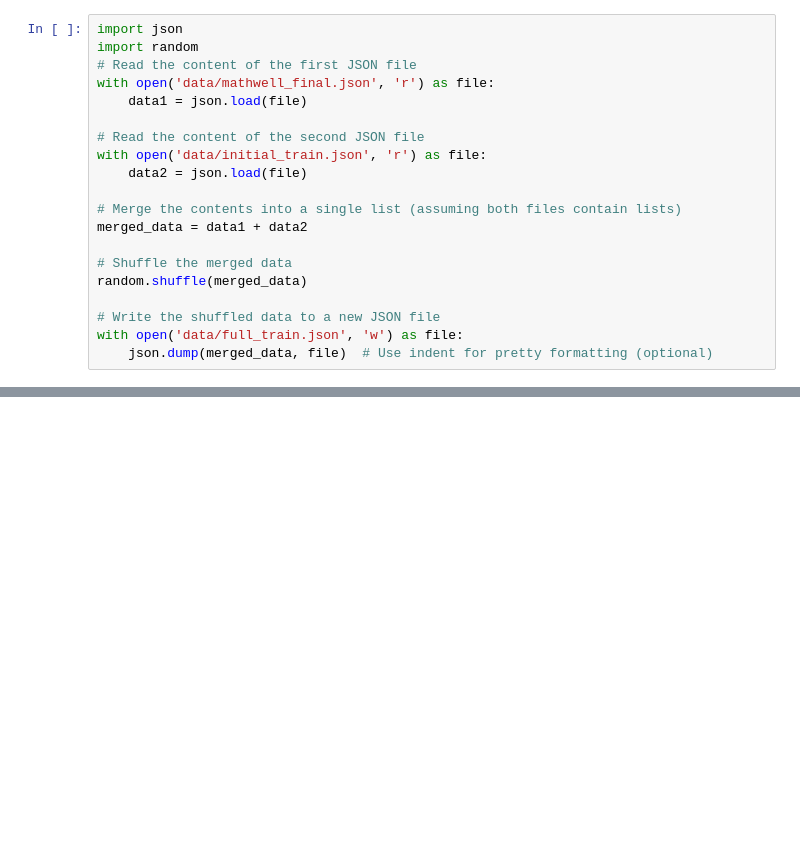
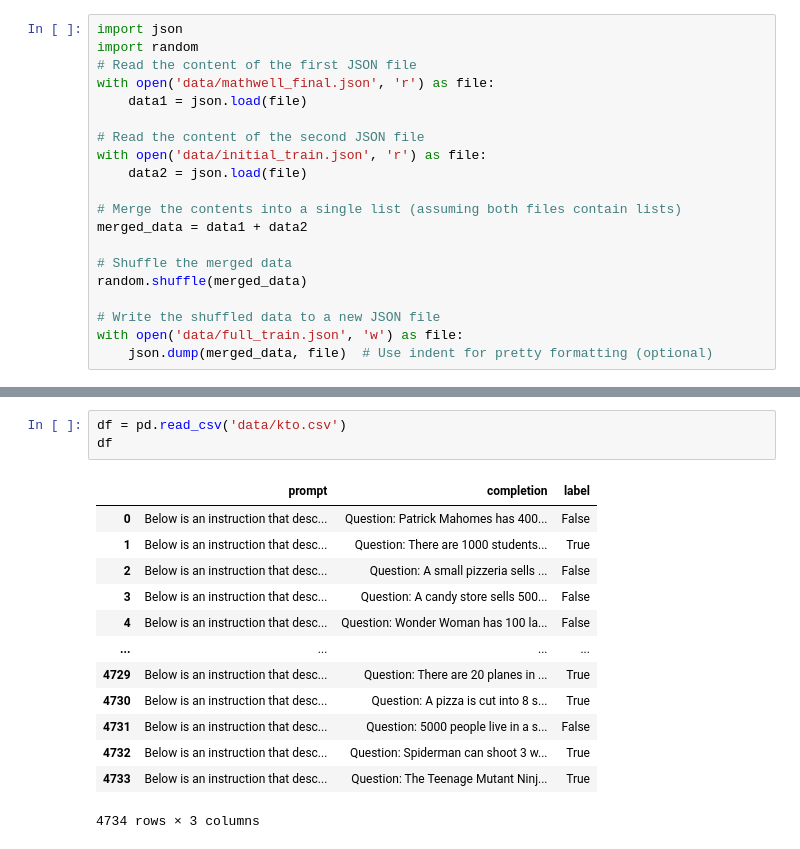
Before and after one commit to bryanchrist/llama2-70b, a Jupyter notebook: Parse_MATHWELL_Unannotated.ipynb, the cells around one changed output, grey strips where cells are left out. Saved outputs shown, nothing was run; the diff lists cells and outputs as text; blank space fills up the shorter version.

```diff
--- a/Parse_MATHWELL_Unannotated.ipynb
+++ b/Parse_MATHWELL_Unannotated.ipynb
@@ -484,0 +772,17 @@ with open('data/full_train.json', 'w') as file:
+# %%
+df = pd.read_csv('data/kto.csv')
+df
+# %% [output]
+|  | prompt | completion | label |
+| 0 | Below is an instruction that desc... | Question: Patrick Mahomes has 400... | False |
+| 1 | Below is an instruction that desc... | Question: There are 1000 students... | True |
+| 2 | Below is an instruction that desc... | Question: A small pizzeria sells ... | False |
+| 3 | Below is an instruction that desc... | Question: A candy store sells 500... | False |
+| 4 | Below is an instruction that desc... | Question: Wonder Woman has 100 la... | False |
+| ... | ... | ... | ... |
+| 4729 | Below is an instruction that desc... | Question: There are 20 planes in ... | True |
+| 4730 | Below is an instruction that desc... | Question: A pizza is cut into 8 s... | True |
+| 4731 | Below is an instruction that desc... | Question: 5000 people live in a s... | False |
+| 4732 | Below is an instruction that desc... | Question: Spiderman can shoot 3 w... | True |
+| 4733 | Below is an instruction that desc... | Question: The Teenage Mutant Ninj... | True |
+4734 rows × 3 columns
```
Also changed, not shown: parts of 17 cells of this notebook, 3 other files.
